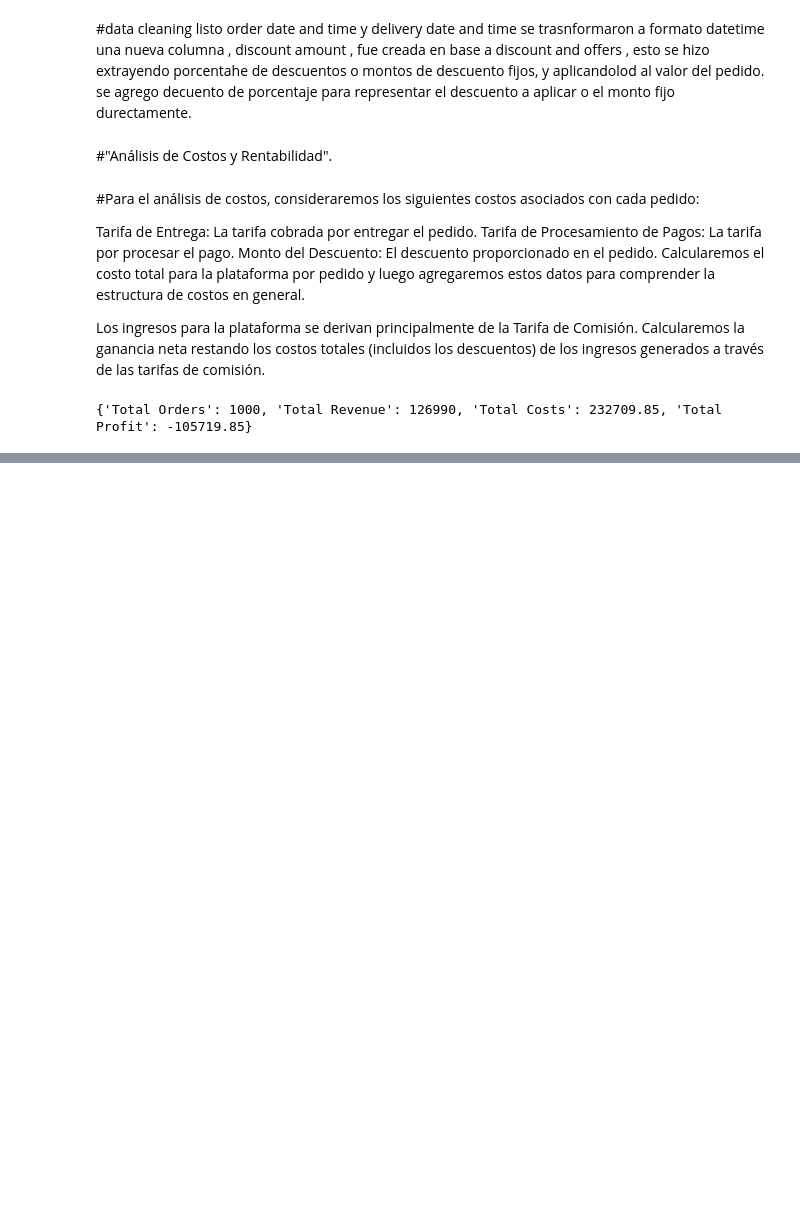
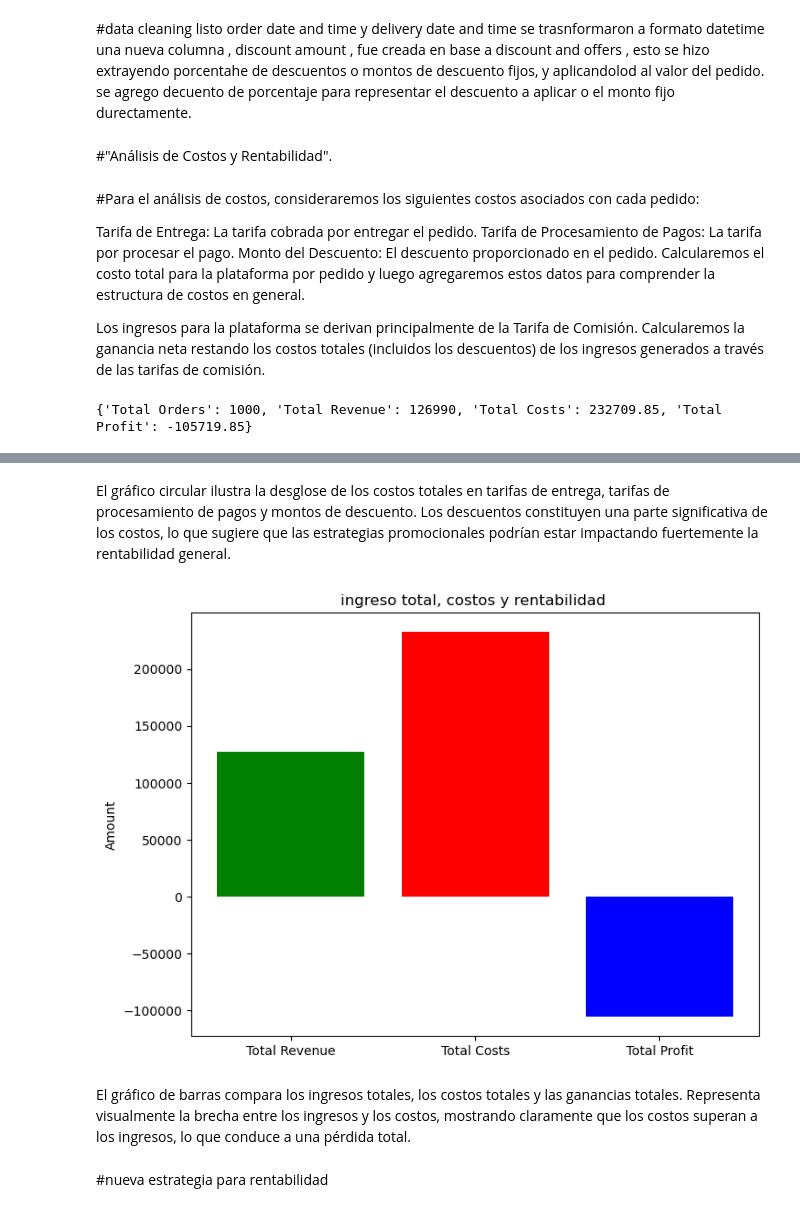
Before and after one commit to JulioPradenas/proyecto-delivery-comida, a Jupyter notebook: delivery comida.ipynb, the cells around one changed output, grey strips where cells are left out. Saved outputs shown, nothing was run; the diff lists cells and outputs as text; code cells hidden in the pictures; blank space fills up the shorter version.

Commit message:
se agregan graficos#2

```diff
--- a/delivery comida.ipynb
+++ b/delivery comida.ipynb
@@ -142,0 +175,21 @@ print(overall_metrics)
+# %% [markdown]
+El gráfico circular ilustra la desglose de los costos totales en tarifas de entrega, tarifas de procesamiento de pagos y montos de descuento. Los descuentos constituyen una parte significativa de los costos, lo que sugiere que las estrategias promocionales podrían estar impactando fuertemente la rentabilidad general.
+# %%
+#Ahora, comparemos los ingresos totales, los costos totales y las ganancias totales (pérdida neta en nuestro caso):
+
+# grafico de barras para ingreso total, costos y rentabilidad
+
+totals = ['Total Revenue', 'Total Costs', 'Total Profit']
+values = [total_revenue, total_costs, total_profit]
+
+plt.figure(figsize=(8, 6))
+plt.bar(totals, values, color=['green', 'red', 'blue'])
+plt.title('ingreso total, costos y rentabilidad ')
+plt.ylabel('Amount')
+plt.show()
+# %% [output]
+[figure, added]
+# %% [markdown]
+El gráfico de barras compara los ingresos totales, los costos totales y las ganancias totales. Representa visualmente la brecha entre los ingresos y los costos, mostrando claramente que los costos superan a los ingresos, lo que conduce a una pérdida total.
+# %% [markdown]
+#nueva estrategia para rentabilidad
```
Also changed, not shown: parts of 5 cells of this notebook.
